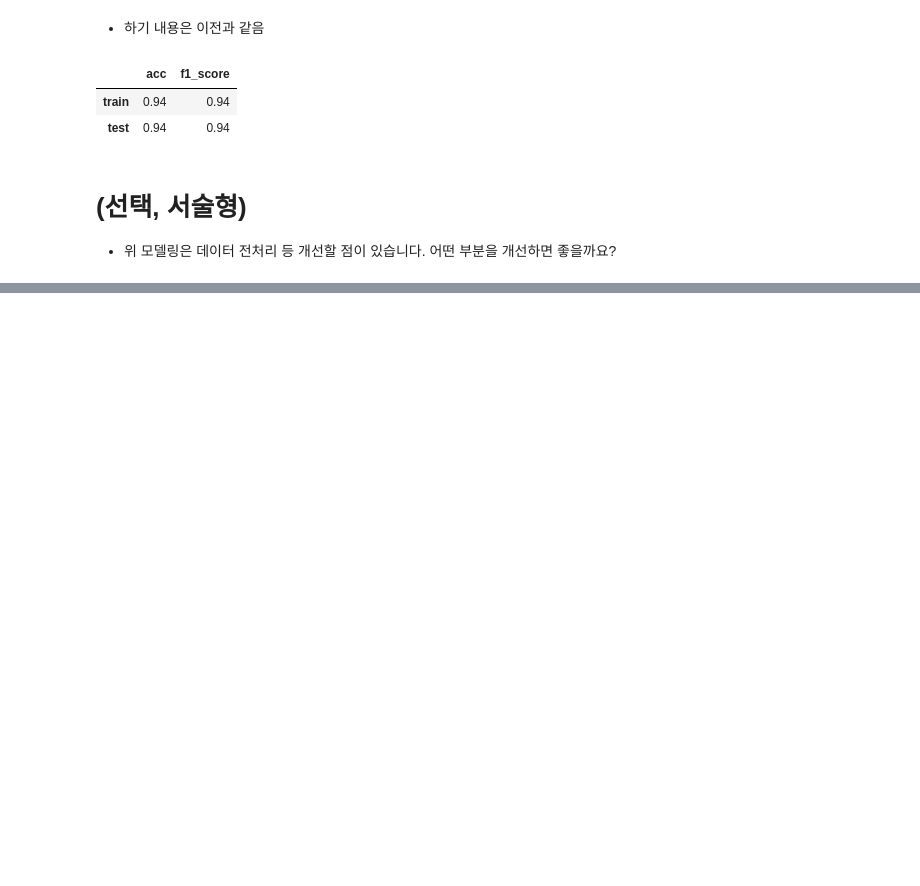
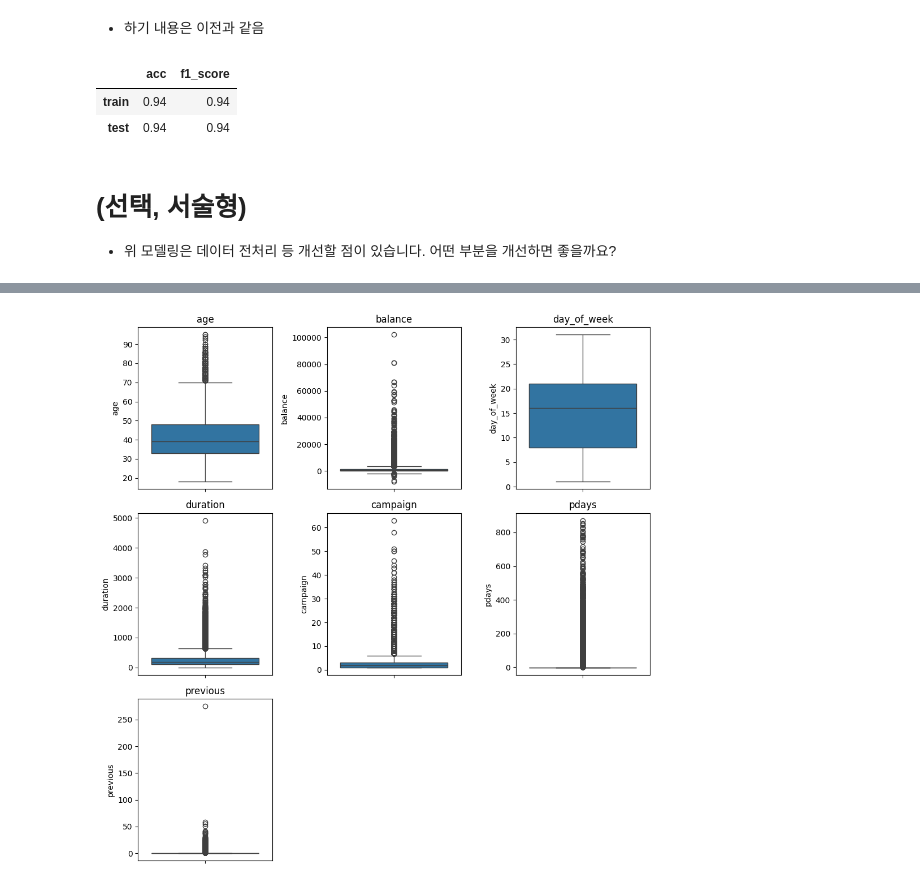
Before and after one commit to bellepoque7/sparta_ml, a Jupyter notebook: A02_최영아.ipynb, the cells around one changed output, grey strips where cells are left out. Drawn from its saved outputs; the diff is of its cells as text; code cells hidden in the pictures; blank space fills up the shorter version.

```diff
--- a/A02_최영아.ipynb
+++ b/A02_최영아.ipynb
@@ -496,0 +533,17 @@ get_score(X_train, X_test, col_dummies + numeric_col)
+# %%
+#데이터 불러오기
+df = pd.read_csv('./bank_marketing.csv')
+
+#df = df.dropna(subset=['education'])
+
+# 제공받은 데이터를 train, test로 분리
+X = df.drop(columns = ['y'])
+y = df[['y']]
+
+# 학습과 평가를 위해 데이터 셋 분리
+X_train, X_test, y_train, y_test = train_test_split(X, y, stratify = y, random_state= 42)
+numeric_col = ['age','balance','day_of_week','duration','campaign','pdays','previous']
+category_col = ['job','marital','education','default','housing','loan','contact','month','poutcome']
+
+#분리된 데이터 차원 확인
+print(X_train.shape, X_test.shape, y_train.shape, y_test.shape)
@@ -496,0 +650,24 @@ get_score(X_train, X_test, col_dummies + numeric_col)
+# %%
+#수치형 변수 시각화
+def get_3_box(data:pd.DataFrame, columns:list):
+    """ 데이터와 컬럼을 전달하면 박스플롯을 3개씩 출력해주는 함수
+
+    Args:
+        data (pd.DataFrame): 데이터프레임
+        columns (list): 컬럼 리스트
+    """
+    plt.figure(figsize=(10, 5 * (len(columns) // 3)))
+
+    for i, col in enumerate(columns):
+        # 서브플롯 위치 설정
+        plt.subplot(len(columns) // 3 + (len(columns) % 3 > 0), 3, i + 1)
+        # 히스토그램 그리기
+        sns.boxplot(data[col])
+        plt.title(col)
+
+    # 전체 그림 표시
+    plt.tight_layout()
+    plt.show()
+get_3_box(X_train, numeric_col)
+# %% [output]
+[figure, added]
```
Also changed, not shown: parts of 54 cells of this notebook.
